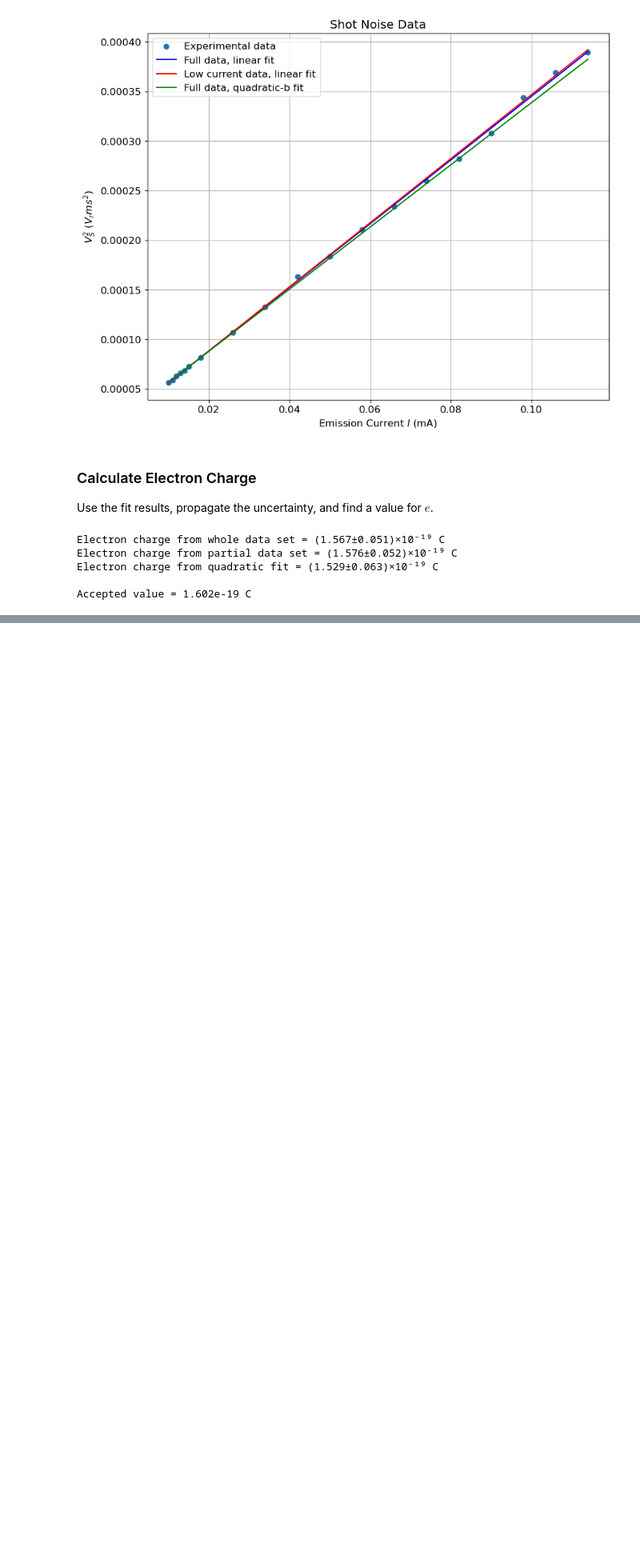
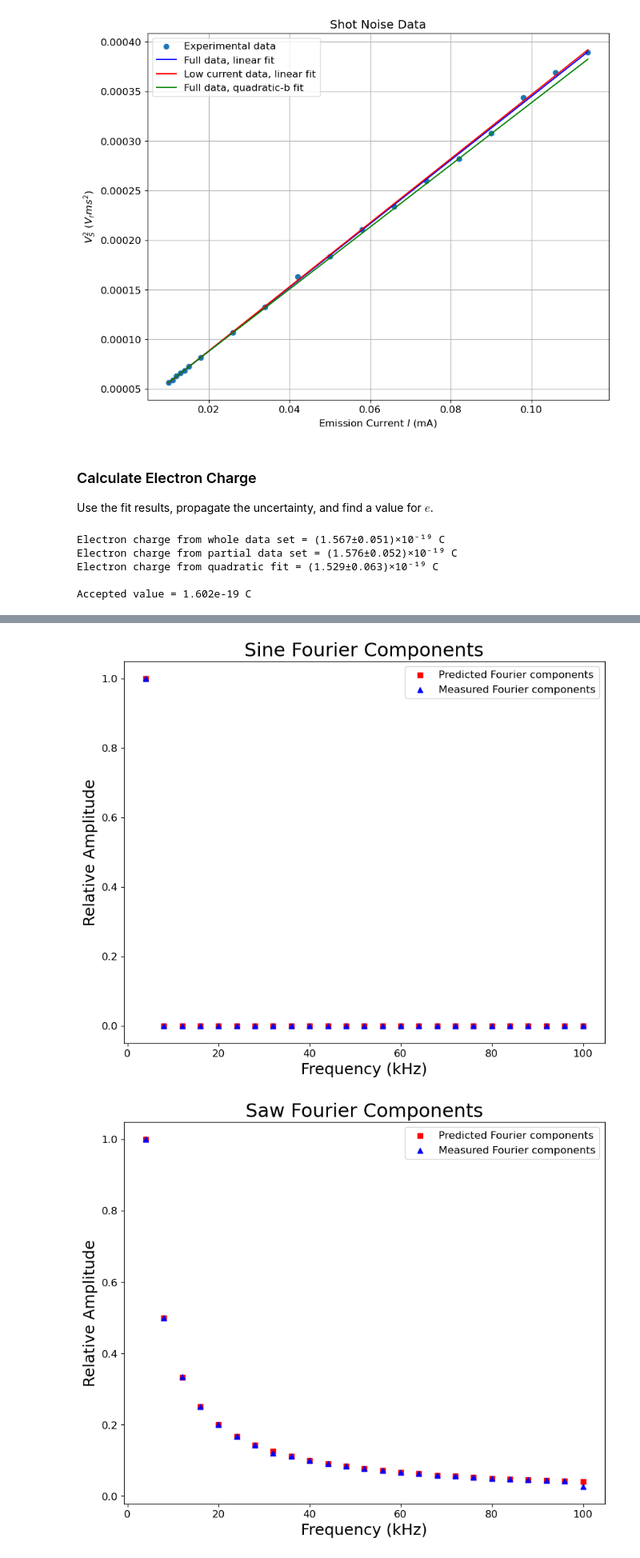
Before and after one commit to mbrosenuw/johnson-and-shot-noise, a Jupyter notebook: Noise Analysis (template, 2024).ipynb, the cells around one changed output, grey strips where cells are left out. Shown at 80% size. Saved outputs shown, nothing was run; the diff lists cells and outputs as text; code cells hidden in the pictures; blank space fills up the shorter version.

```diff
--- a/Noise Analysis (template, 2024).ipynb
+++ b/Noise Analysis (template, 2024).ipynb
@@ -602,0 +570,10 @@ display(fnoise)
+# %%
+## Read in the data
+waveforms = pd.read_csv('waveforms.csv')
+
+display(waveforms)
+#normalize the components to have the largest one be 1
+waveforms.iloc[:, 1:] = waveforms.iloc[:, 1:].div(waveforms.iloc[:, 1:].max())
+#in Hz
+waveforms['Frequencies (Hz)'] = waveforms['Frequencies (kHz)']*1000
+display(waveforms)
@@ -602,0 +632,63 @@ display(fnoise)
+# %%
+sinamp = np.zeros(waveforms['Frequencies (kHz)'].shape)
+sqamp = np.zeros(waveforms['Frequencies (kHz)'].shape)
+tramp = np.zeros(waveforms['Frequencies (kHz)'].shape)
+sawamp = np.zeros(waveforms['Frequencies (kHz)'].shape)
+
+#find predicted fourier coefficients
+for i, freq in enumerate(waveforms['Frequencies (kHz)'].values):
+    n = i+1
+    if n == 1:
+        sinamp[i] = 1
+    sawamp[i] = (n)**(-1)
+    if n %2 ==1:
+        sqamp[i] = (n)**(-1)
+        tramp[i] = (n)**(-2)
+    else:
+        sqamp[i] = 0
+        tramp[i] = 0
+
+waveforms['Predicted Sines'] = sinamp/np.max(sinamp)
+waveforms['Predicted Saws'] = sawamp/np.max(sawamp)
+waveforms['Predicted Triangles'] = tramp/np.max(tramp)
+waveforms['Predicted Squares'] = sqamp/np.max(sqamp)
+
+#plot the expected vs observed ones
+plt.figure()
+plt.scatter(waveforms['Frequencies (kHz)'], waveforms['Predicted Sines'], color = 'red', label = 'Predicted Fourier components', marker = 's')
+plt.scatter(waveforms['Frequencies (kHz)'], waveforms['Sine Amplitude (mV)'], color = 'blue', label = 'Measured Fourier components', marker = '^')
+plt.xlabel('Frequency (kHz)', fontsize = 18)
+plt.ylabel('Relative Amplitude', fontsize = 18)
+plt.title('Sine Fourier Components', fontsize = 22)
+plt.legend()
+plt.show()
+
+plt.figure()
+plt.scatter(waveforms['Frequencies (kHz)'], waveforms['Predicted Saws'], color = 'red', label = 'Predicted Fourier components', marker = 's')
+plt.scatter(waveforms['Frequencies (kHz)'], waveforms['Saw Amplitude (V)'], color = 'blue', label = 'Measured Fourier components', marker = '^')
+plt.xlabel('Frequency (kHz)', fontsize = 18)
+plt.ylabel('Relative Amplitude', fontsize = 18)
+plt.title('Saw Fourier Components', fontsize = 22)
+plt.legend()
+plt.show()
+
+plt.figure()
+plt.scatter(waveforms['Frequencies (kHz)'], waveforms['Predicted Squares'], color = 'red', label = 'Predicted Fourier components', marker = 's')
+plt.scatter(waveforms['Frequencies (kHz)'], waveforms['Square Amplitude (V)'], color = 'blue', label = 'Measured Fourier components', marker = '^')
+plt.xlabel('Frequency (kHz)', fontsize = 18)
+plt.ylabel('Relative Amplitude', fontsize = 18)
+plt.title('Square Fourier Components', fontsize = 22)
+plt.legend()
+plt.show()
+
+plt.figure()
+plt.scatter(waveforms['Frequencies (kHz)'], waveforms['Predicted Triangles'], color = 'red', label = 'Predicted Fourier components', marker = 's')
+plt.scatter(waveforms['Frequencies (kHz)'], waveforms['Triangle Amplitude (V)'], color = 'blue', label = 'Measured Fourier components', marker = '^')
+plt.xlabel('Frequency (kHz)', fontsize = 18)
+plt.ylabel('Relative Amplitude', fontsize = 18)
+plt.title('Triangle Fourier Components', fontsize = 22)
+plt.legend()
+plt.show()
+# %% [output]
+[figure, added]
+[figure, added]
```
Also changed, not shown: parts of 12 cells of this notebook, 1 other file.
